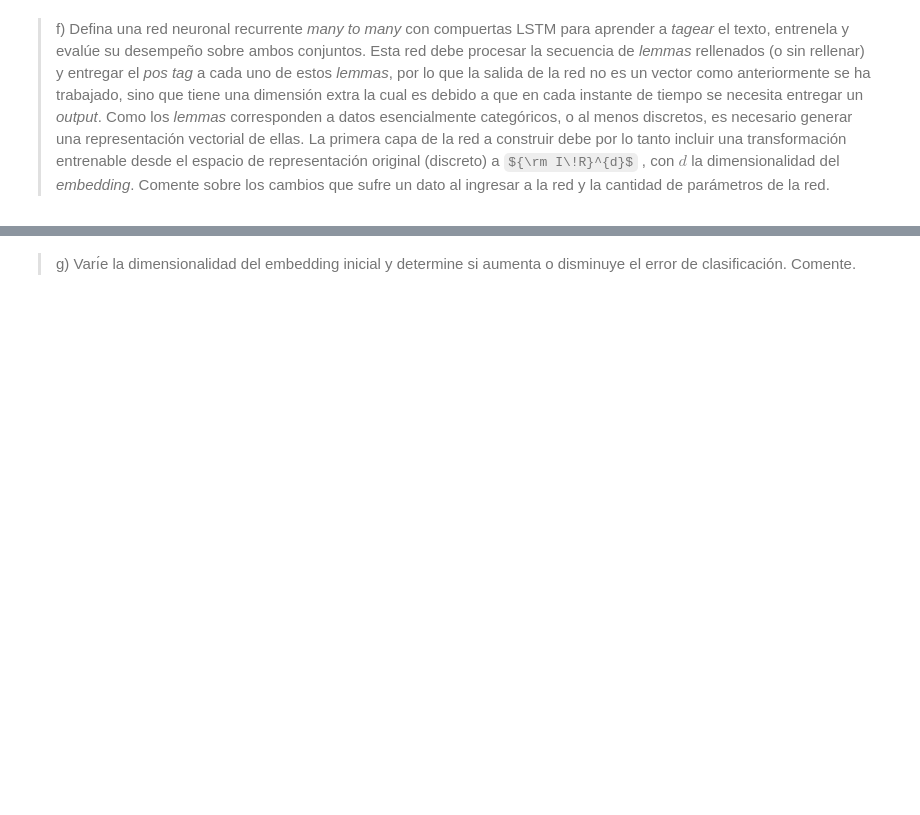
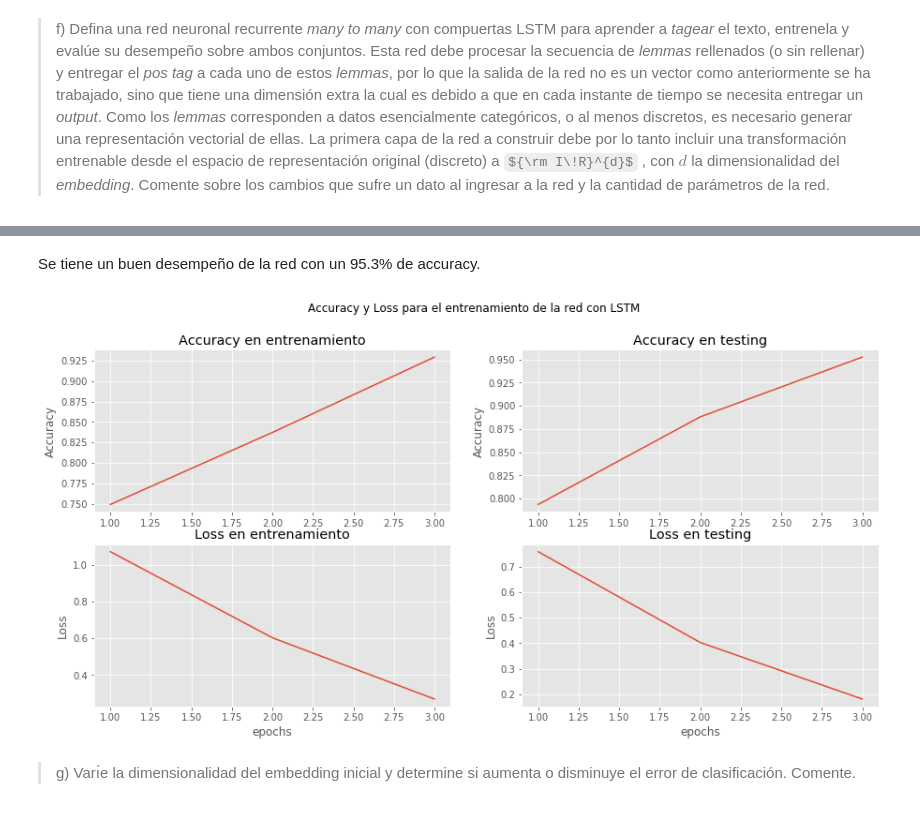
Before and after one commit to MrSutra/NeuralNetworks-2, a Jupyter notebook: Pregunta 2.ipynb, the cells around one changed output, grey strips where cells are left out. Drawn from its saved outputs; the diff is of its cells as text; code cells hidden in the pictures; some formulas as TeX source; blank space fills up the shorter version.

```diff
--- a/Pregunta 2.ipynb
+++ b/Pregunta 2.ipynb
@@ -182,0 +184,3 @@ plt.show()
+# %%
+lemmas.add("ENDPAD")
+labels.add("ENDPAD")
@@ -190,0 +210,3 @@ n_labels = len(labels)
+# %%
+X = sequence.pad_sequences(dataX, maxlen=max_len, padding="post", value=lemma2idx["ENDPAD"])
+y = sequence.pad_sequences(dataY, maxlen=max_len, padding="post", value=lab2idx["ENDPAD"])
@@ -191,6 +240,2 @@ n_labels = len(labels)
 # %% [markdown]
 > d) Realice el *padding* anteriormente mencionado, decida sobre qué le parece mas conveniente al rellenar con el valor especial ¿Al principio o al final de la sentencia? Comente
-# %%
-from keras.preprocessing import sequence
-X = sequence.pad_sequences(dataX,maxlen=max_input_lenght,padding='post' or 'pre',value=lemma2idx["yourspecialcharacter"])
-y = sequence.pad_sequences(dataY,maxlen=max_input_lenght,padding='post' or 'pre',value=lab2idx["endtagger"])
@@ -207,12 +276,10 @@ X_train, X_test, y_train, y_test = train_test_split(X, y, test_size=0.3,random_s
 # %%
-from keras.models import Sequential
-from keras.layers import LSTM, Embedding, Dense, Dropout
 embedding_vector = 32
 model = Sequential()
-model.add(Embedding(input_dim=n_lemmas, output_dim=embedding_vector, input_length=max_input_lenght))
+model.add(Embedding(input_dim=n_lemmas, output_dim=embedding_vector, input_length=max_len))
 model.add(LSTM(units=100,return_sequences=True))
 model.add(Dense(n_labels, activation='softmax'))
 model.summary()
 model.compile(loss='categorical_crossentropy', optimizer='adam', metrics=['accuracy'])
-model.fit(X_train, y_train, validation_data=(X_test, y_test), nb_epoch=3, batch_size=128)
+results = model.fit(X_train, y_train, validation_data=(X_test, y_test), nb_epoch=3, batch_size=128)
 scores = model.evaluate(X_test, y_test, verbose=0)
@@ -219,2 +311,27 @@ scores = model.evaluate(X_test, y_test, verbose=0)
+# %% [markdown]
+Se tiene un buen desempeño de la red con un 95.3% de accuracy.
+# %%
+plt.suptitle("Accuracy y Loss para el entrenamiento de la red con LSTM")
+plt.subplot(221)
+plt.plot(range(1,4), results.history['acc'])
+plt.ylabel('Accuracy')
+plt.title('Accuracy en entrenamiento')
+plt.subplot(222)
+plt.plot(range(1,4), results.history['val_acc'])
+plt.ylabel('Accuracy')
+plt.title('Accuracy en testing')
+plt.subplot(223)
+plt.plot(range(1,4), results.history['loss'])
+plt.ylabel('Loss')
+plt.xlabel('epochs')
+plt.title('Loss en entrenamiento')
+plt.subplot(224)
+plt.plot(range(1,4), results.history['val_loss'])
+plt.ylabel('Loss')
+plt.xlabel('epochs')
+plt.title('Loss en testing')
+plt.show()
+# %% [output]
+[figure, added]
 # %% [markdown]
 > g) Varı́e la dimensionalidad del embedding inicial y determine si aumenta o disminuye el error de clasificación. Comente.
```
Also changed, not shown: parts of 28 cells of this notebook.
